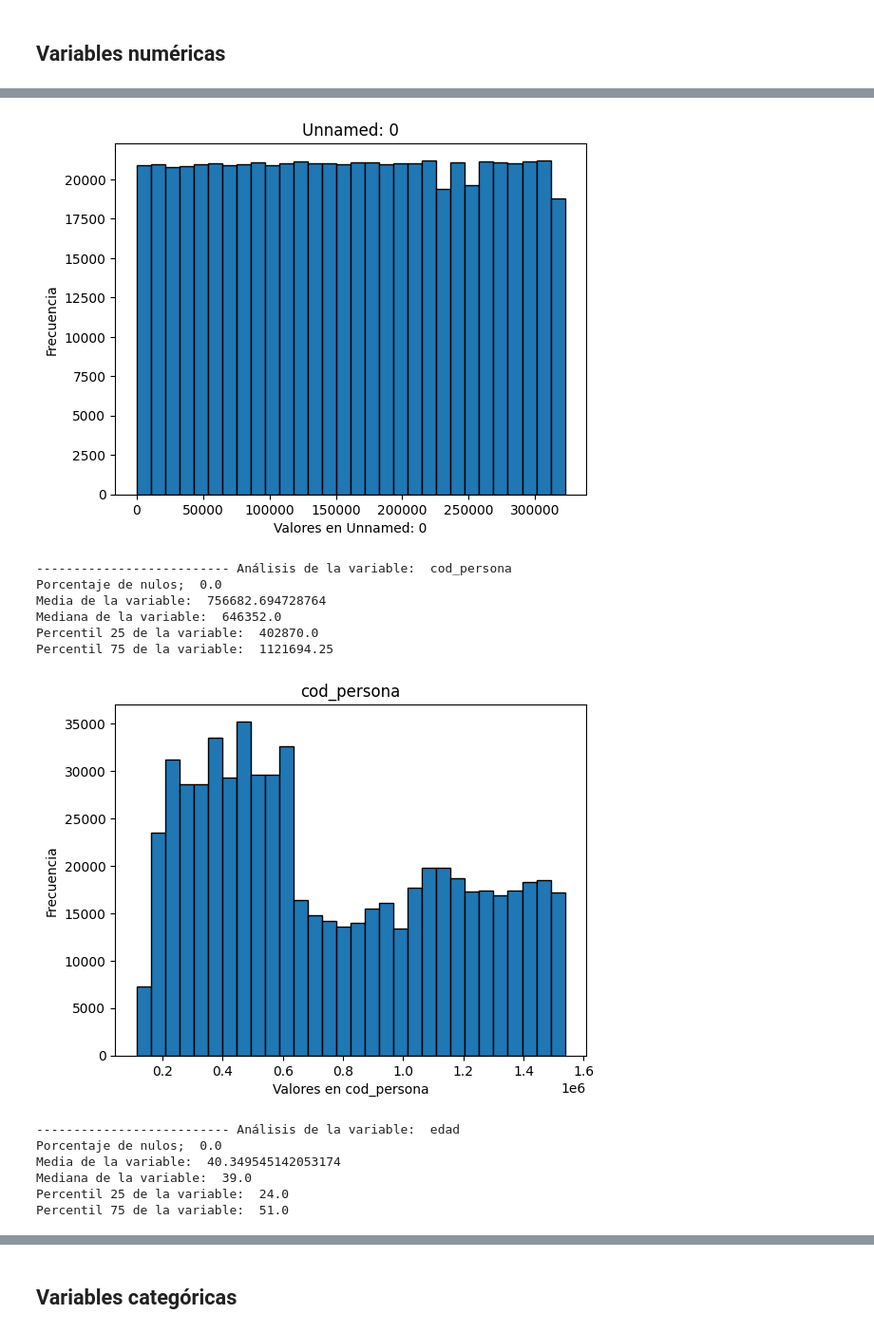
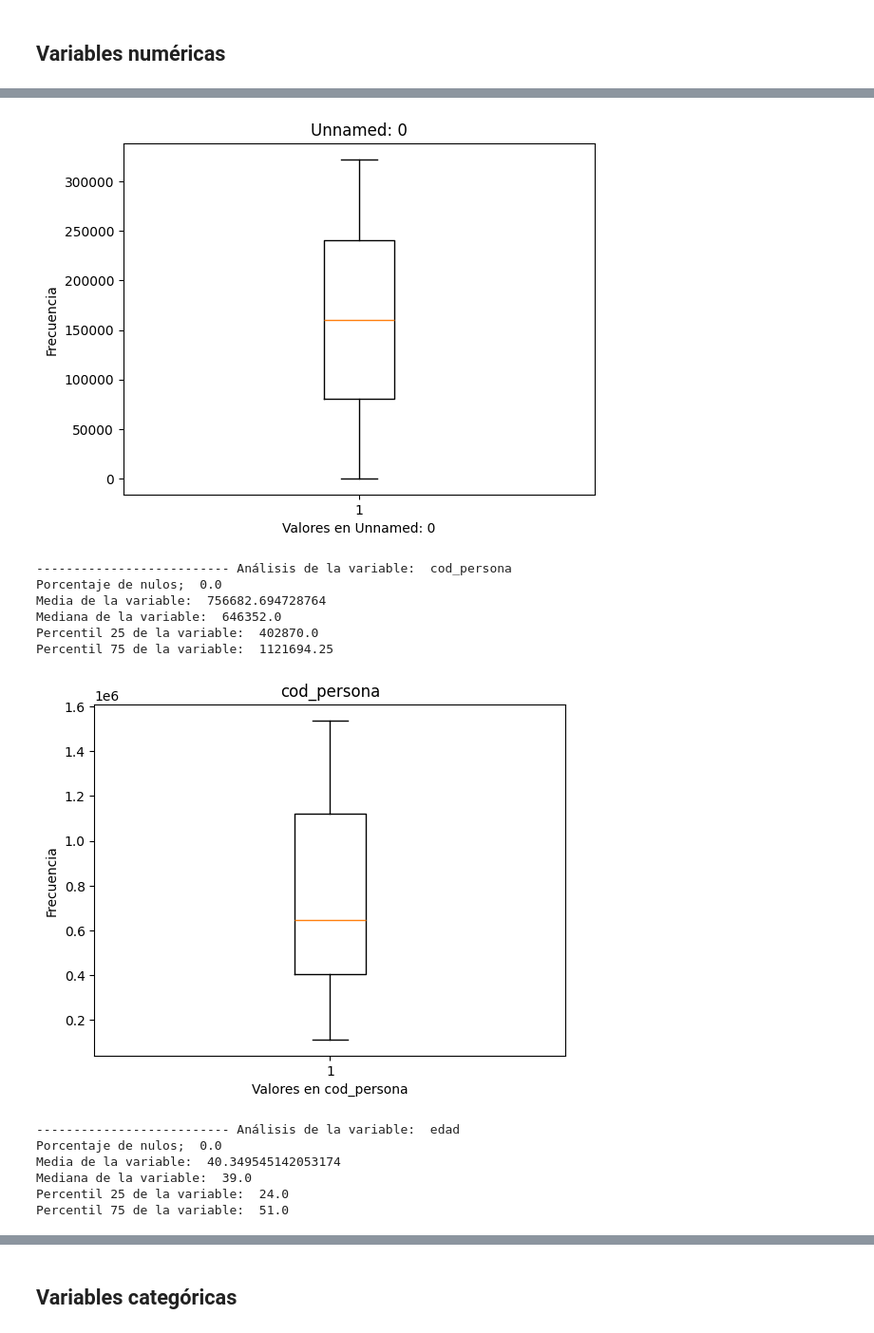
Before and after one commit to mariol-lamas/Machine_learning_proyect, a Jupyter notebook: Src/Eda/eda.ipynb, the cells around one changed output, grey strips where cells are left out. Shown at 95% size. Drawn from its saved outputs; the diff is of its cells as text; code cells hidden in the pictures.

```diff
--- a/Src/Eda/eda.ipynb
+++ b/Src/Eda/eda.ipynb
@@ -96,14 +96,20 @@ data_unida.shape
 # %% [markdown]
 ## Conversión de variables y eliminación
 # %%
-data_unida.drop(['num_antiguedad','tip_rel_1mes','tip_dom','xti_rel_1mes'],axis=1,inplace=True)
+
 data_unida['fecha1']=pd.to_datetime(data_unida['fecha1'])
 data_unida['mes']=pd.to_datetime(data_unida['mes'])
 data_unida['fec_ult_cli_1t']=pd.to_datetime(data_unida['fec_ult_cli_1t'])
+data_unida['num_antiguedad']=data_unida['num_antiguedad'].astype('int')
+#Extraído el nombre del mes
+data_unida['nombre_mes']=data_unida['mes'].dt.strftime("%B")
 data_unida['xti_nuevo_cliente']=data_unida['xti_nuevo_cliente'].astype('category')
 data_unida['xti_actividad_cliente']=data_unida['xti_actividad_cliente'].astype('category')
 data_unida['ind_prod3']=data_unida['ind_prod3'].astype('category')
 data_unida['xti_rel']=data_unida['xti_rel'].astype('category')
 data_unida['edad']=data_unida['edad'].astype('int')
+#Todas las ind_prod tienen valores 1-0, por lo tanto las he convertido en categóricas para representarlas
 for i in range(1,26):
     data_unida[f'ind_prod{i}']=data_unida[f'ind_prod{i}'].astype('category')
+#Eliminadas las columnas mes, y las que tienen valores constantes
+data_unida.drop(['tip_rel_1mes','tip_dom','xti_rel_1mes','mes'],axis=1,inplace=True)
@@ -163,43 +158,43 @@ continuas
  'mean_engagement']
 # %%
 # Create SimpleImputer
-imputer = SimpleImputer(strategy='most_frequent')
+imputer = SimpleImputer(strategy='median')
 
 # Fit and transform the imputer to the data
 data_unida[continuas] = imputer.fit_transform(data_unida[continuas])
 # %%
 #Número de registros
 n= 625470
 for col in continuas:
   print("-------------------------- Análisis de la variable: ", col)
   # Cantidad de nulos
   cantidad_nulos = data_unida[col].isnull().sum()
   print("Porcentaje de nulos; ", cantidad_nulos / n * 100)
   # Medias/medianas percentil
   print("Media de la variable: ", data_unida[col].mean())
   print("Mediana de la variable: ", data_unida[col].median())
   print("Percentil 25 de la variable: ", data_unida[col].quantile(0.25))
   print("Percentil 75 de la variable: ", data_unida[col].quantile(0.75))
-  plt.hist(data_unida[col], bins=30, edgecolor='black')
+  plt.boxplot(data_unida[col])
   plt.xlabel('Valores en ' + col)
   plt.ylabel('Frecuencia')
   plt.title(col)
   plt.show()
 # %% [output]
 -------------------------- Análisis de la variable:  Unnamed: 0
 Porcentaje de nulos;  0.0
 Media de la variable:  160530.42536332677
 Mediana de la variable:  160283.0
 Percentil 25 de la variable:  80348.25
 Percentil 75 de la variable:  240839.75
-[figure, old version]
+[figure, new version]
 -------------------------- Análisis de la variable:  cod_persona
 Porcentaje de nulos;  0.0
 Media de la variable:  756682.694728764
 Mediana de la variable:  646352.0
 Percentil 25 de la variable:  402870.0
 Percentil 75 de la variable:  1121694.25
-[figure, old version]
+[figure, new version]
 -------------------------- Análisis de la variable:  edad
 Porcentaje de nulos;  0.0
 Media de la variable:  40.349545142053174
```
Also changed, not shown: parts of 11 cells of this notebook.
